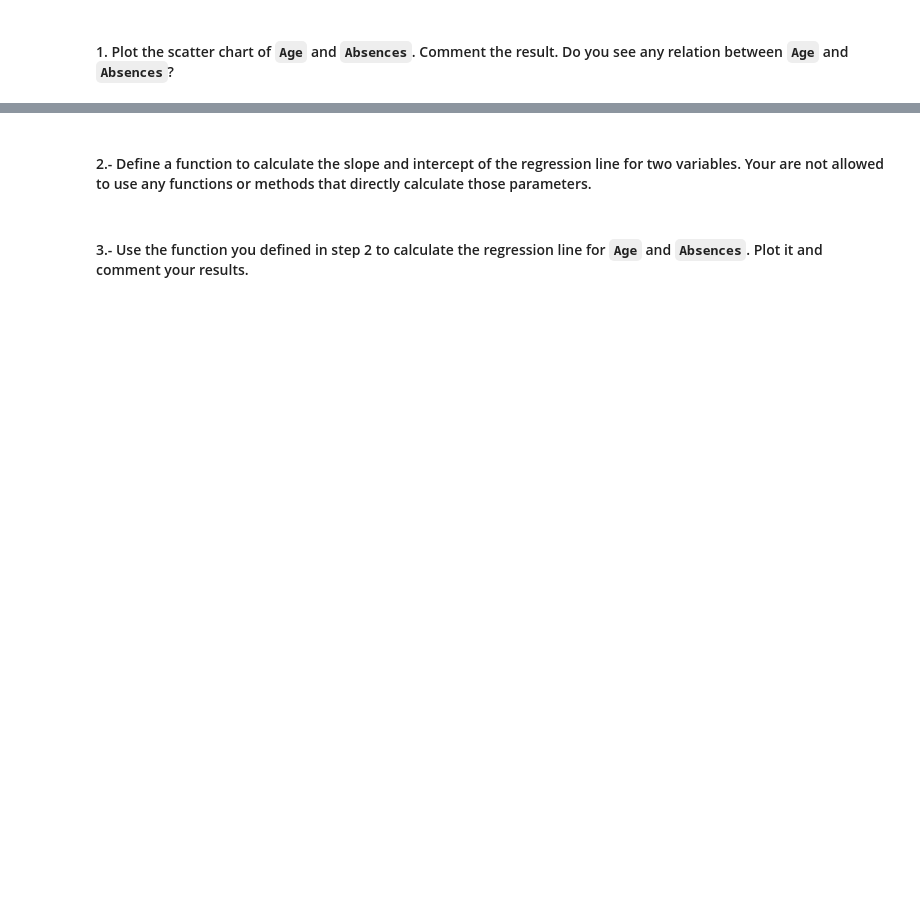
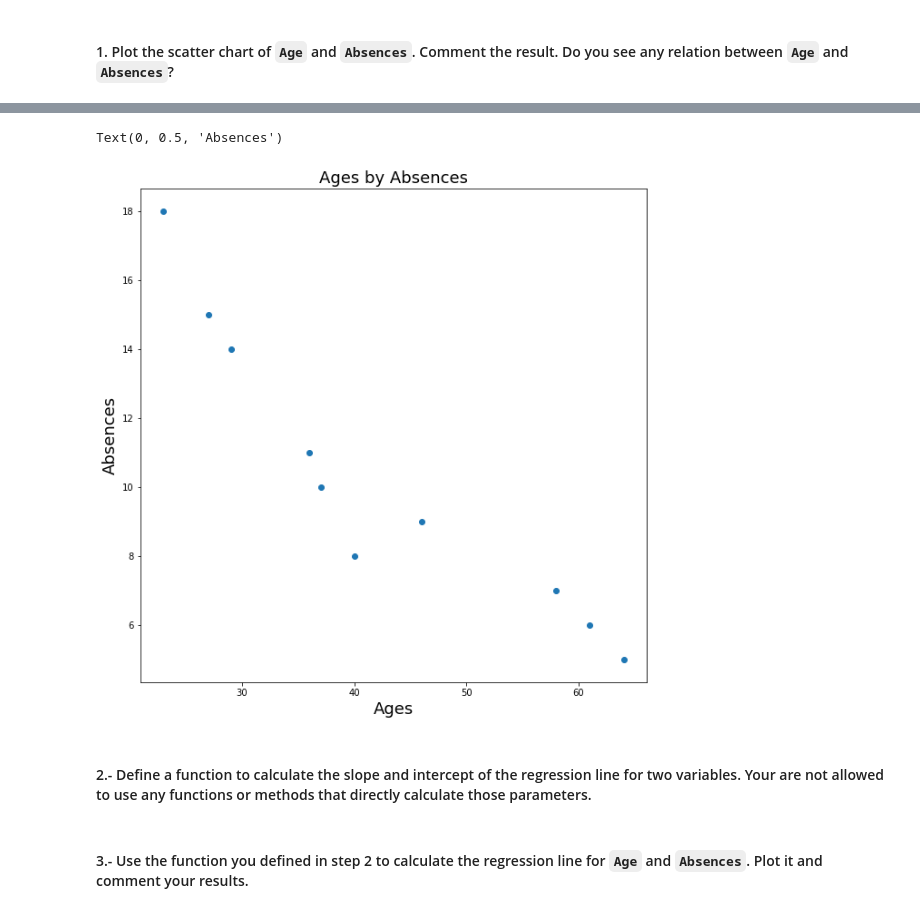
Before and after one commit to ta-data-remote/lab-linear-regression-correlation, a Jupyter notebook: your-code/main.ipynb, the cells around one changed output, grey strips where cells are left out. Saved outputs shown, nothing was run; the diff lists cells and outputs as text; code cells hidden in the pictures; blank space fills up the shorter version.

```diff
--- a/your-code/main.ipynb
+++ b/your-code/main.ipynb
@@ -25,0 +24,12 @@ Import the necessary libraries to complete the lab here:
+# %%
+import matplotlib.pyplot as plt
+from matplotlib.collections import LineCollection
+%matplotlib inline
+import seaborn as sns
+import pandas as pd
+import numpy as np
+from ipywidgets import interactive
+import ipywidgets as widgets
+
+absences = pd.read_csv(r"C:\Users\trito.DESKTOP-V9IEUOR\Desktop\IronHack Data Analyst\Labs\Week5Labs\lab-linear-regression-correlation\data\absences.csv")
+absences
@@ -33,0 +50,13 @@ Import the necessary libraries to complete the lab here:
+# %%
+plt.figure(figsize = (10,10))
+age = absences["Age"]
+absen = absences["Absences"]
+plt.subplot(1,1,1)
+plt.title('Ages by Absences', fontsize=18)
+
+plt.scatter(age,absen)
+plt.xlabel("Ages", fontsize=18)
+plt.ylabel("Absences", fontsize=18)
+# %% [output]
+Text(0, 0.5, 'Absences')
+[figure, added]
```
Also changed, not shown: parts of 33 cells of this notebook.
